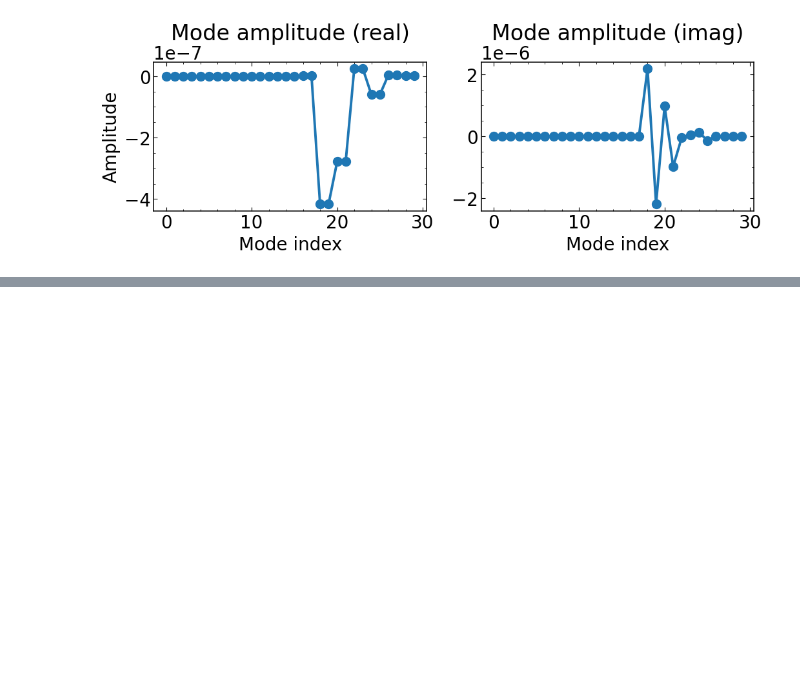
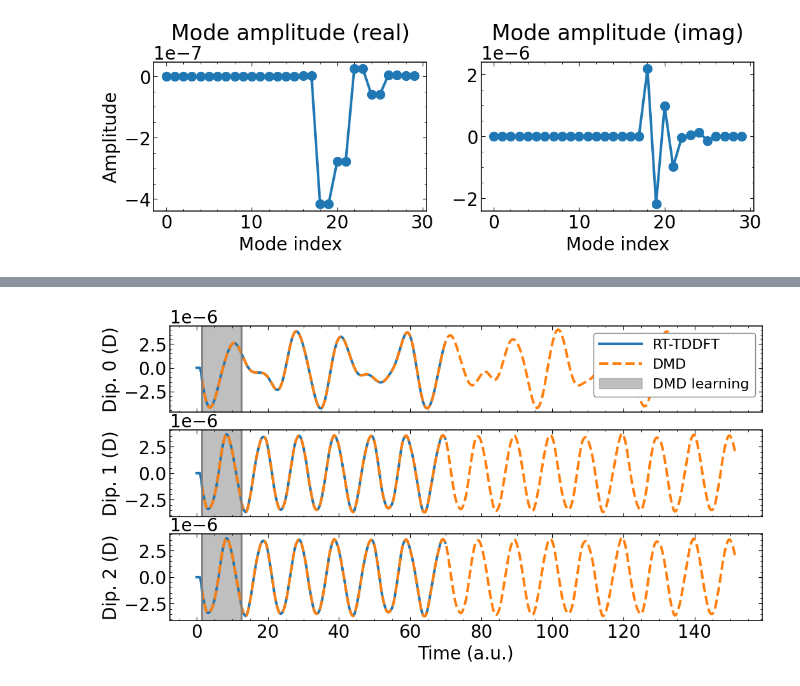
Before and after one commit to imaliyov/dmd, a Jupyter notebook: examples/example03-hodmd-rt-tddft.ipynb, the cells around one changed output, grey strips where cells are left out. Saved outputs shown, nothing was run; the diff lists cells and outputs as text; code cells hidden in the pictures; blank space fills up the shorter version.

```diff
--- a/examples/example03-hodmd-rt-tddft.ipynb
+++ b/examples/example03-hodmd-rt-tddft.ipynb
@@ -504,0 +598,20 @@ plt.show()
+# %%
+dipole_time_extrap_EDMD = compute_dipole_from_PD_MO(time_data_extrap_EDMD)
+
+fig, ax = plt.subplots(3, 1, figsize=(12, 6), sharex=True)
+
+for idir in range(3):
+    ax[idir].plot(time_array, dipole_time[idir, :], label='RT-TDDFT')
+    ax[idir].plot(time_array_extrap, dipole_time_extrap_EDMD[idir, :], linestyle='--', label='DMD')
+    ax[idir].set_ylabel(f'Dip. {idir} (D)')
+
+    # Gray region from idmd_first to idmd_first + ndmd with bounds
+    ax[idir].axvline(idmd_first * time_step, color='gray', linestyle='-', lw=2.0)
+    ax[idir].axvline((idmd_first + ndmd) * time_step, color='gray', linestyle='-', lw=2.0)
+    ax[idir].axvspan(idmd_first * time_step, (idmd_first + ndmd) * time_step, color='gray', alpha=0.5, label='DMD learning')
+
+ax[0].legend(loc='upper right', edgecolor='gray', framealpha=1.0, fontsize=16)
+ax[-1].set_xlabel('Time (a.u.)')
+plt.show()
+# %% [output]
+[figure, added]
```
Also changed, not shown: parts of 7 cells of this notebook, 11 other files.
